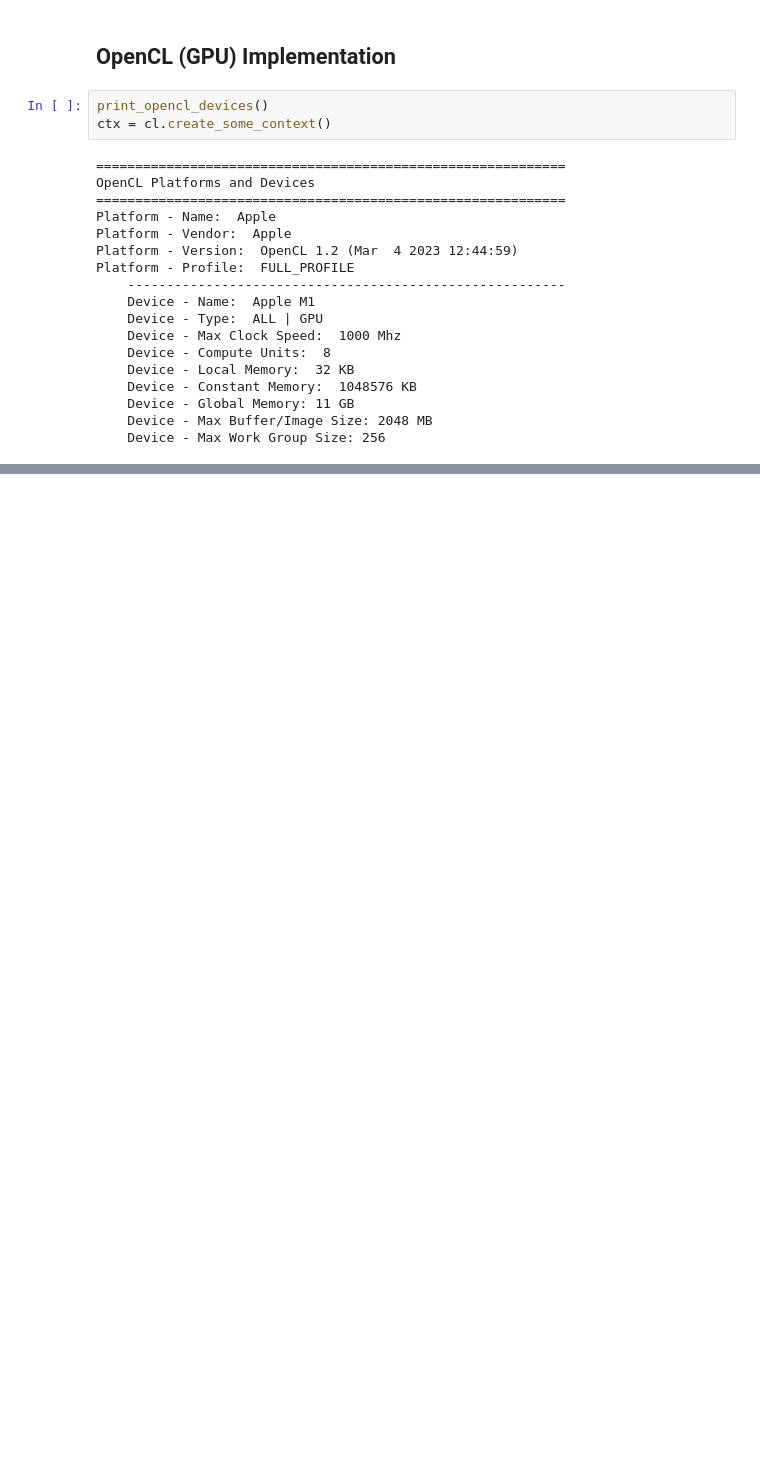
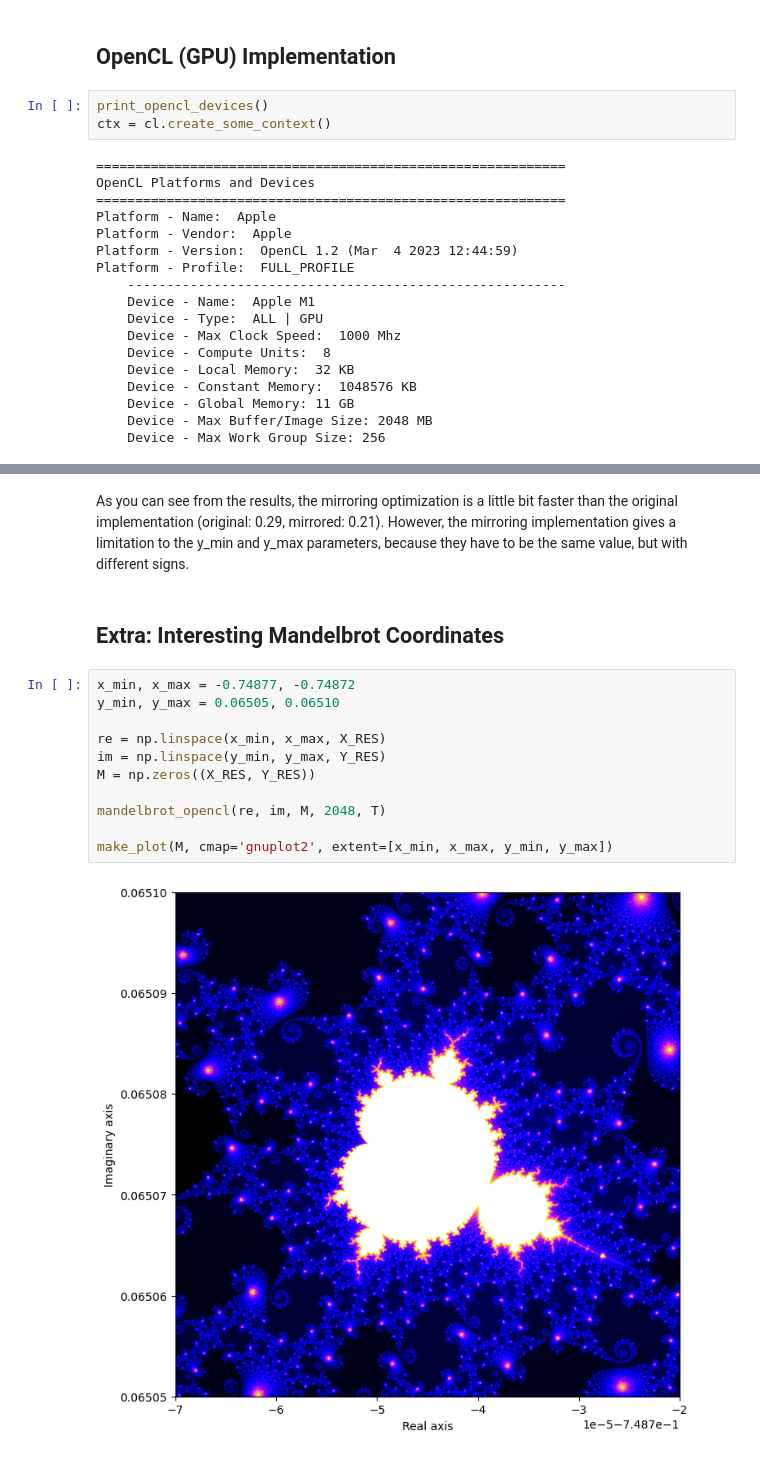
Before and after one commit to tallosim/aau-numerical-scientific-computing, a Jupyter notebook: mini-project/stage-3/mandelbrot-stage-3.ipynb, the cells around one changed output, grey strips where cells are left out. Saved outputs shown, nothing was run; the diff lists cells and outputs as text; blank space fills up the shorter version.

```diff
--- a/mini-project/stage-3/mandelbrot-stage-3.ipynb
+++ b/mini-project/stage-3/mandelbrot-stage-3.ipynb
@@ -469,0 +682,17 @@ make_plot(M)
+# %% [markdown]
+As you can see from the results, the mirroring optimization is a little bit faster than the original implementation (original: 0.29, mirrored: 0.21). However, the mirroring implementation gives a limitation to the y_min and y_max parameters, because they have to be the same value, but with different signs.
+# %% [markdown]
+## Extra: Interesting Mandelbrot Coordinates
+# %%
+x_min, x_max = -0.74877, -0.74872
+y_min, y_max = 0.06505, 0.06510
+
+re = np.linspace(x_min, x_max, X_RES)
+im = np.linspace(y_min, y_max, Y_RES)
+M = np.zeros((X_RES, Y_RES))
+
+mandelbrot_opencl(re, im, M, 2048, T)
+
+make_plot(M, cmap='gnuplot2', extent=[x_min, x_max, y_min, y_max])
+# %% [output]
+[figure, added]
```
Also changed, not shown: parts of 20 cells of this notebook, 2 other files.
